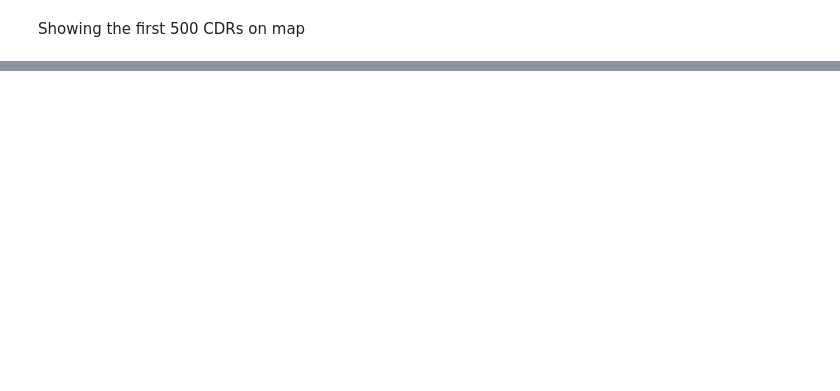
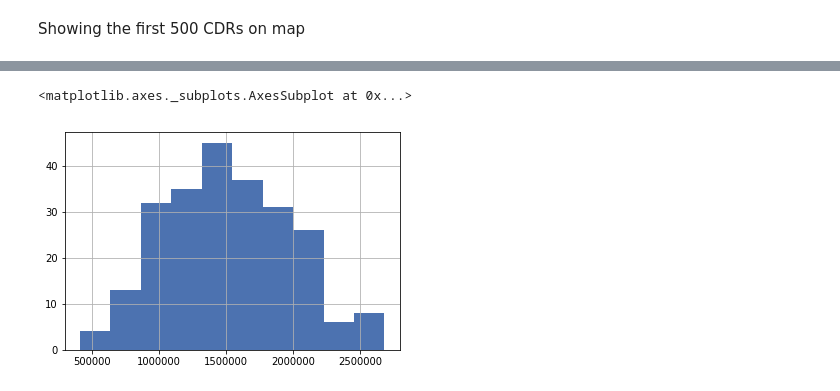
Before and after one commit to Zol-S/other, a Jupyter notebook: bce/2_Cell_Tower_optimization.ipynb, the cells around one changed output, grey strips where cells are left out. Drawn from its saved outputs; the diff is of its cells as text; code cells hidden in the pictures; blank space fills up the shorter version.

```diff
--- a/bce/2_Cell_Tower_optimization.ipynb
+++ b/bce/2_Cell_Tower_optimization.ipynb
@@ -497,0 +613,5 @@ fig.show()
+# %%
+pdf_tower[pdf_tower['technology'] == 'LTE']['downlink'].hist()
+# %% [output]
+<matplotlib.axes._subplots.AxesSubplot at 0x...>
+[figure, added]
```
Also changed, not shown: parts of 62 cells of this notebook, 2 other files.
